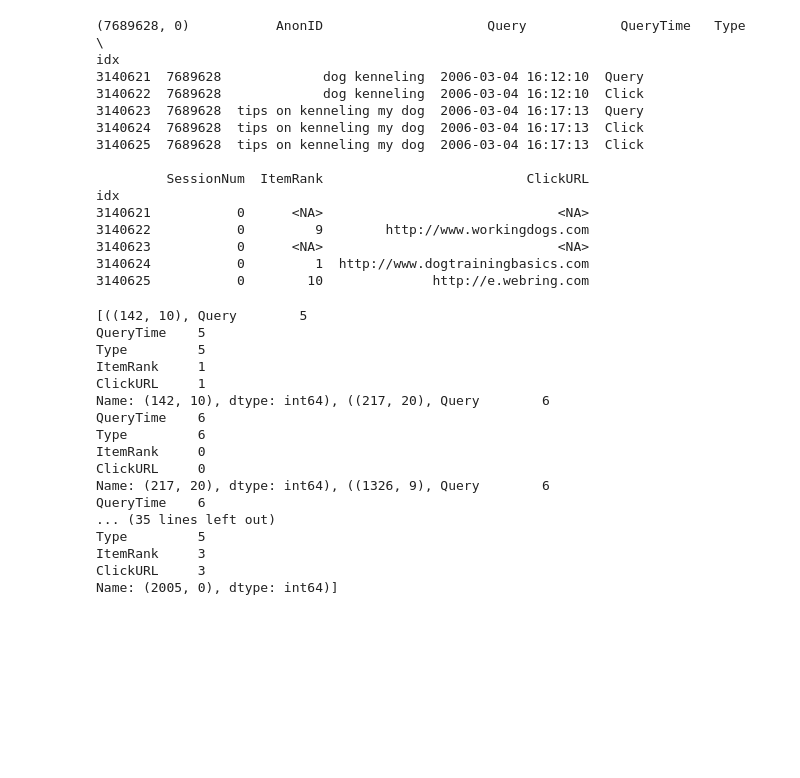
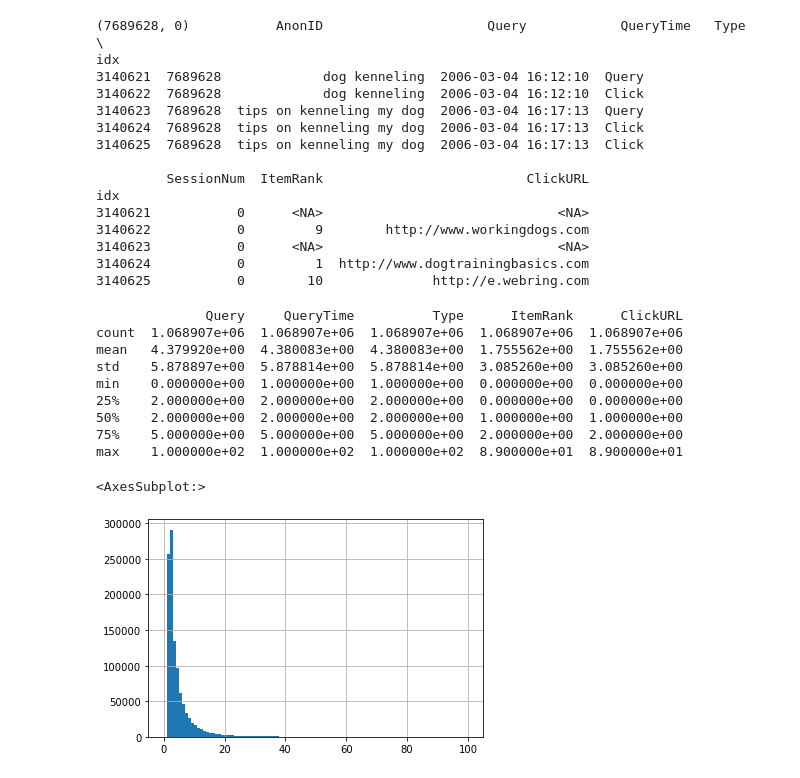
Before and after one commit to kixlab/SDS-Log-Analysis, a Jupyter notebook: AOL Analysis.ipynb, the cells around one changed output. Cells and saved outputs as stored; diff of their text form; code cells hidden in the pictures; blank space fills up the shorter version.

```diff
--- a/AOL Analysis.ipynb
+++ b/AOL Analysis.ipynb
@@ -171,24 +171,18 @@ idx
 3140625           0        10              http://e.webring.com
 # %%
 ssss = queries.groupby(["AnonID", "SessionNum"]).count()
-ss = ssss[ssss["Query"] >= 5]
-
-print(list(ss.iterrows())[0:10])
+ssssss = ssss[ssss["Query"] <= 100]
+print(ssssss.describe())
+ssssss["Query"].hist(bins=100)
 # %% [output]
-[((142, 10), Query        5
-QueryTime    5
-Type         5
-ItemRank     1
-ClickURL     1
-Name: (142, 10), dtype: int64), ((217, 20), Query        6
-QueryTime    6
-Type         6
-ItemRank     0
-ClickURL     0
-Name: (217, 20), dtype: int64), ((1326, 9), Query        6
-QueryTime    6
-... (35 lines left out)
-Type         5
-ItemRank     3
-ClickURL     3
-Name: (2005, 0), dtype: int64)]
+              Query     QueryTime          Type      ItemRank      ClickURL
+count  1.068907e+06  1.068907e+06  1.068907e+06  1.068907e+06  1.068907e+06
+mean   4.379920e+00  4.380083e+00  4.380083e+00  1.755562e+00  1.755562e+00
+std    5.878897e+00  5.878814e+00  5.878814e+00  3.085260e+00  3.085260e+00
+min    0.000000e+00  1.000000e+00  1.000000e+00  0.000000e+00  0.000000e+00
+25%    2.000000e+00  2.000000e+00  2.000000e+00  0.000000e+00  0.000000e+00
+50%    2.000000e+00  2.000000e+00  2.000000e+00  1.000000e+00  1.000000e+00
+75%    5.000000e+00  5.000000e+00  5.000000e+00  2.000000e+00  2.000000e+00
+max    1.000000e+02  1.000000e+02  1.000000e+02  8.900000e+01  8.900000e+01
+<AxesSubplot:>
+[figure, added]
```
Also changed, not shown: parts of 2 cells of this notebook, 2 other files.
